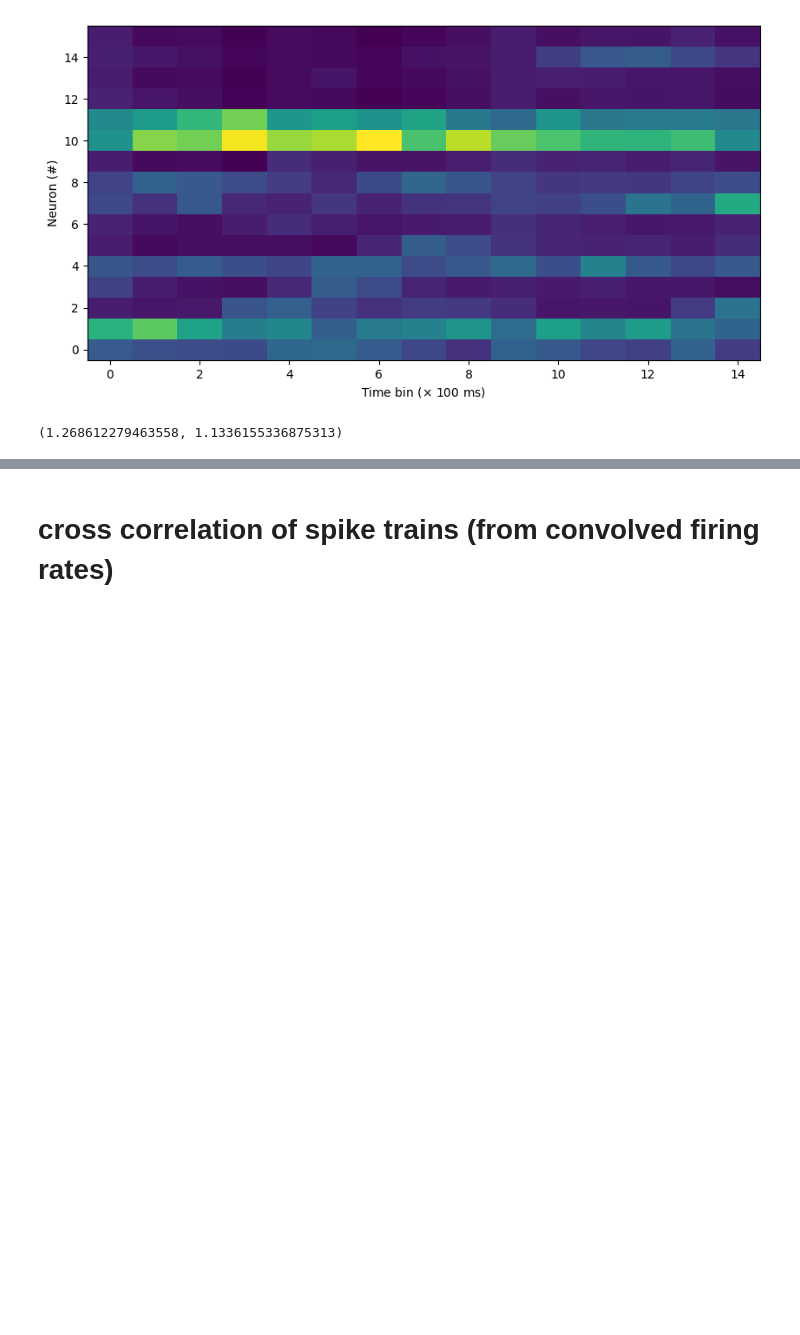
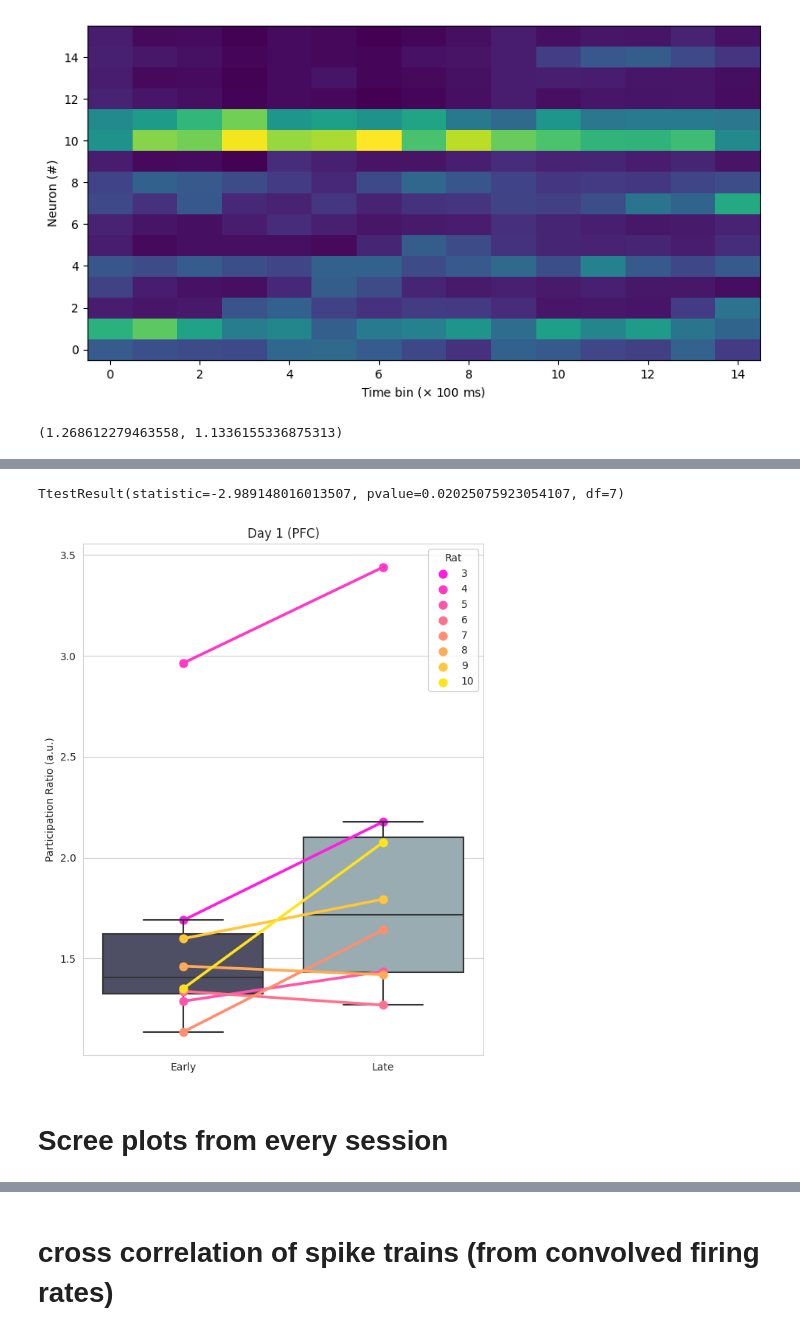
Before and after one commit to lfernandof/lfp_signals_analysis, a Jupyter notebook: participation_ratio_analysis.ipynb, the cells around one changed output, grey strips where cells are left out. Saved outputs shown, nothing was run; the diff lists cells and outputs as text; code cells hidden in the pictures; blank space fills up the shorter version.

```diff
--- a/participation_ratio_analysis.ipynb
+++ b/participation_ratio_analysis.ipynb
@@ -270,0 +273,2 @@ all_scored_states.to_csv('/content/drive/MyDrive/backup-mac/ufabc/entire-backup/
+# %%
+all_scored_states = pd.read_csv('/content/drive/MyDrive/backup-mac/ufabc/entire-backup/lfp/all_channels//data/all_scored_states.csv',index_col='Unnamed: 0')
@@ -489,7 +509,8 @@ def participation_ratio(spike_activity_matrix):
     spike_activity_matrix = spike_activity_matrix - spike_activity_matrix.mean(axis=0, keepdims=True)
 
   #Estimate the covariance
-  cov = spike_activity_matrix.T @ spike_activity_matrix / len(spike_activity_matrix)
+  #cov = spike_activity_matrix.T @ spike_activity_matrix / len(spike_activity_matrix)
+  cov = np.cov(spike_activity_matrix)
 
   (L, P) = np.linalg.eigh(cov) #(eigenvalues, eigenvectors) of the covariance matrix yield the directions of most variance (e.g. firing patterns encompassing multiple neurons)
 
@@ -503,0 +793,30 @@ participation_ratio(lowres_averaged_early),participation_ratio(lowres_averaged_l
+# %%
+#column name, plot name for column, color scheme
+variable_of_interest = ['participation_ratio','Participation Ratio','spring']
+
+#plots:
+#PFC day 1 (early, late)
+current = both_days_both_regions_df.query('region == "PFC" and day == 1')
+
+plt.figure(figsize=(7,9))
+#sns.set_style("darkgrid")
+sns.set_style("whitegrid")
+sns.boxplot(data = current,x=current['session_part'].values,y=current[variable_of_interest[0]].values,palette = 'bone')
+sns.pointplot(data = current,x=current['session_part'].values,y=current[variable_of_interest[0]].values,hue=current['animal_id'].values,palette = variable_of_interest[2])
+plt.title('Day 1 (PFC)')
+plt.xticks(plt.xticks()[0],['Early','Late'])
+plt.ylabel(f'{variable_of_interest[1]} (a.u.)')
+plt.legend(title='Rat')
+
+import scipy.stats as stats
+
+pre = current.query('session_part == "early"')[variable_of_interest[0]].values
+post = current.query('session_part == "late"')[variable_of_interest[0]].values
+
+# Performing the paired sample t-test
+print(stats.ttest_rel(pre, post))
+# %% [output]
+TtestResult(statistic=-2.989148016013507, pvalue=0.02025075923054107, df=7)
+[figure, added]
+# %% [markdown]
+# Scree plots from every session
```
Also changed, not shown: parts of 13 cells of this notebook.
